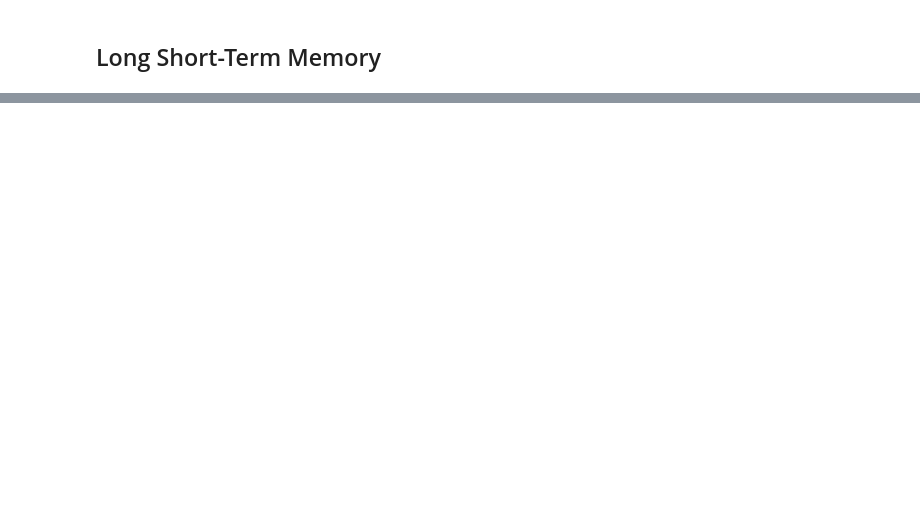
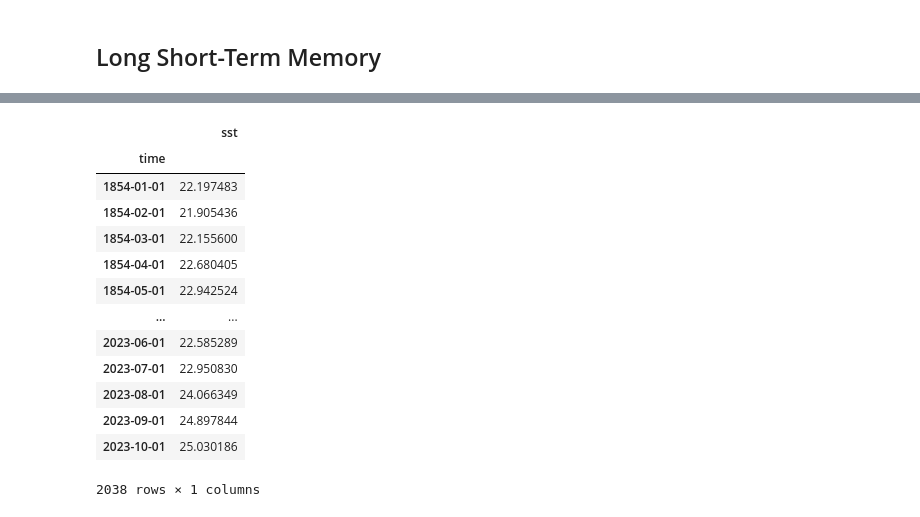
Before and after one commit to matheusvictal/sst-time-series-ml, a Jupyter notebook: sst_lstm.ipynb, the cells around one changed output, grey strips where cells are left out. Cells and saved outputs as stored; diff of their text form; code cells hidden in the pictures; blank space fills up the shorter version.

```diff
--- a/sst_lstm.ipynb
+++ b/sst_lstm.ipynb
@@ -20,3 +57,20 @@ import pandas as pd
+# %%
+dataset
+# %% [output]
+|  | sst |
+| time |  |
+| 1854-01-01 | 22.197483 |
+| 1854-02-01 | 21.905436 |
+| 1854-03-01 | 22.155600 |
+| 1854-04-01 | 22.680405 |
+| 1854-05-01 | 22.942524 |
+| ... | ... |
+| 2023-06-01 | 22.585289 |
+| 2023-07-01 | 22.950830 |
+| 2023-08-01 | 24.066349 |
+| 2023-09-01 | 24.897844 |
+| 2023-10-01 | 25.030186 |
+2038 rows × 1 columns
 # %%
 from sklearn.preprocessing import MinMaxScaler
 
```
Also changed, not shown: parts of 21 cells of this notebook, 1 other file.
